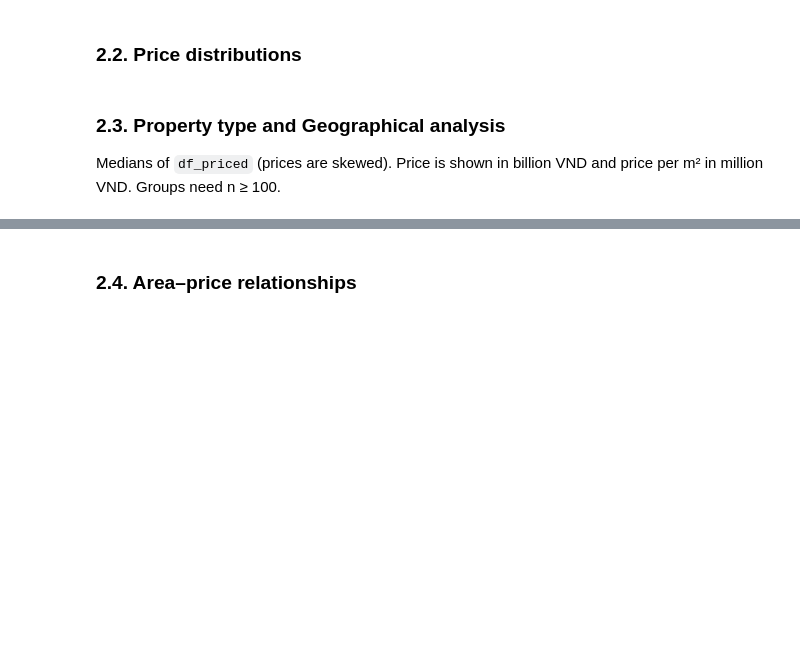
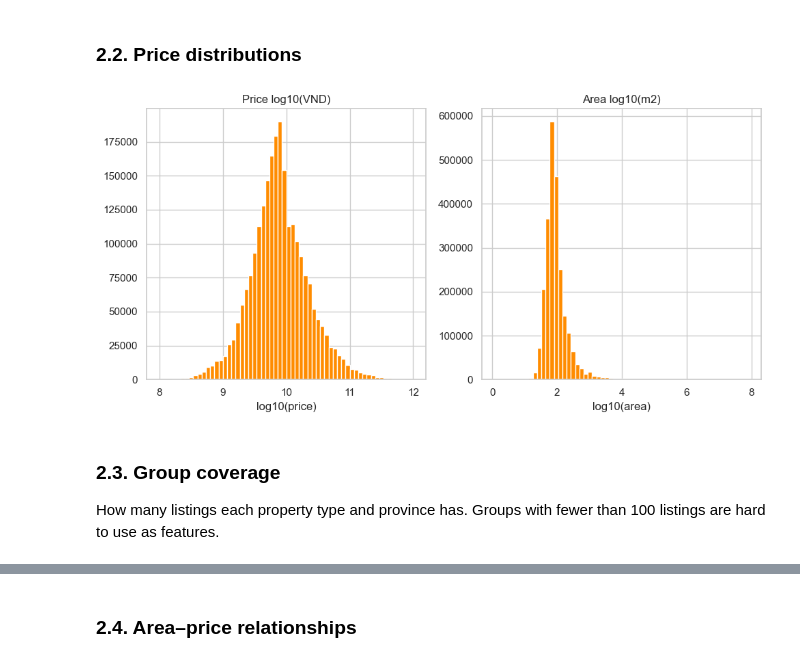
Before and after one commit to kahn-29/261-Programming-for-AI-and-DS, a Jupyter notebook: notebooks/02_eda_price-analysis.ipynb, the cells around one changed output, grey strips where cells are left out. Saved outputs shown, nothing was run; the diff lists cells and outputs as text; code cells hidden in the pictures; blank space fills up the shorter version.

```diff
--- a/notebooks/02_eda_price-analysis.ipynb
+++ b/notebooks/02_eda_price-analysis.ipynb
@@ -48,13 +31,11 @@ sns.set_theme(style="whitegrid", context="notebook")
 plt.rcParams["figure.figsize"] = (10, 5)
 plt.rcParams["axes.titlesize"] = 12
 # %%
-df = pd.read_parquet("../data/processed/listings.parquet")
 df_priced = pd.read_parquet("../data/processed/priced_listings.parquet")
-n_priced = len(df_priced)
+df_priced["price_per_m2"] = df_priced["price"] / df_priced["area"]
 
 numeric_cols = [
     "price", "area", "floor_count", "frontage_width", "house_depth",
     "road_width", "bedroom_count", "bathroom_count",
 ]
-print("df :", df.shape)
 print("df_priced:", df_priced.shape)
@@ -70,23 +62,21 @@ print(title_with_n("Numeric profile", "df", len(df)))
 # %% [markdown]
 ### 2.2. Price distributions
 # %%
-fig, axes = plt.subplots(2, 2)
-panels = [
-    (axes[0][0], "price", False, "Price (VND)", "steelblue"),
-    (axes[0][1], "price", True, "Price log10(VND)", "darkorange"),
-    (axes[1][0], "area", False, "Area (m2)", "seagreen"),
-    (axes[1][1], "area", True, "Area log10(m2)", "darkorange"),
-]
-for ax, col, log_x, title, color in panels:
-    values = np.log10(df_priced[col]) if log_x else df_priced[col]
-    ax.hist(values, bins=60, color=color)
-    ax.set_title(title_with_n(title, "df_priced", len(df_priced)))
-    ax.set_xlabel(f"log10({col})" if log_x else col)
+fig, axes = plt.subplots(1, 2)
+for ax, col, title in [
+    (axes[0], "price", "Price log10(VND)"),
+    (axes[1], "area", "Area log10(m2)"),
+]:
+    ax.hist(np.log10(df_priced[col]), bins=60, color="darkorange")
+    ax.set_title(title)
+    ax.set_xlabel(f"log10({col})")
 
 plt.tight_layout()
 plt.show()
+# %% [output]
+[figure, added]
 # %% [markdown]
-### 2.3. Property type and Geographical analysis
+### 2.3. Group coverage
 
-Medians of `df_priced` (prices are skewed). Price is shown in billion VND and price per m² in million VND. Groups need n ≥ 100.
+How many listings each property type and province has. Groups with fewer than 100 listings are hard to use as features.
 # %%
```
Also changed, not shown: parts of 22 cells of this notebook, 5 other files.
